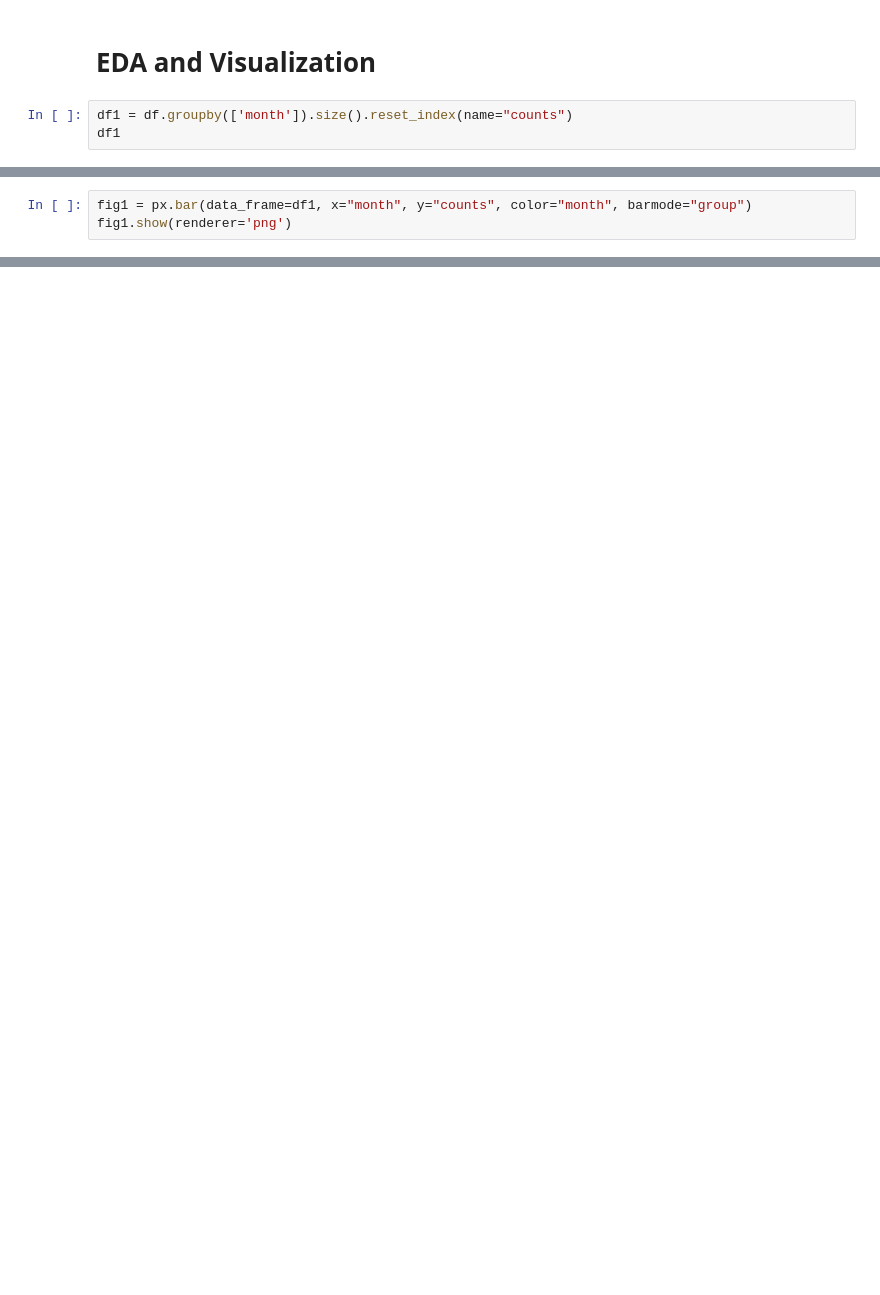
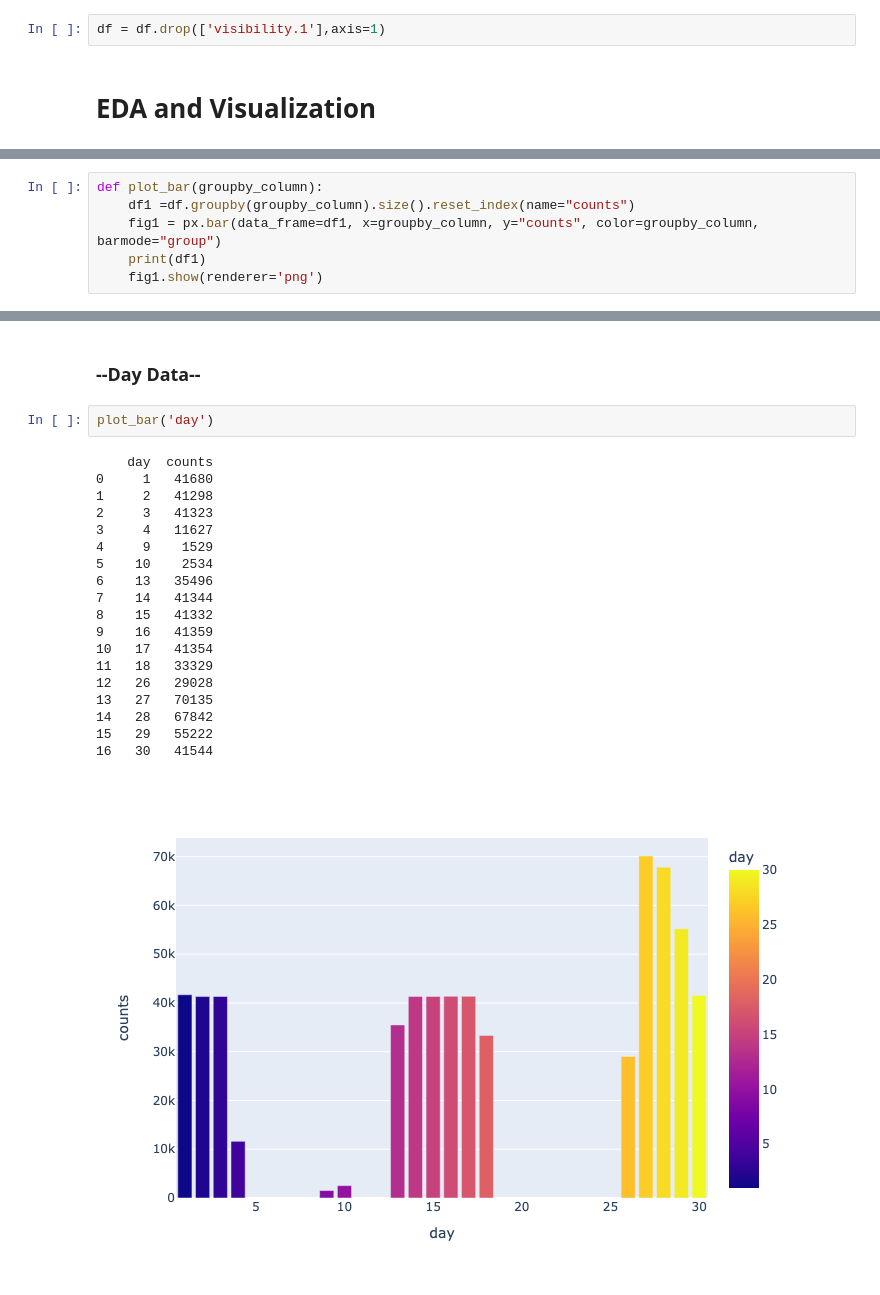
Before and after one commit to danielbeltsazar99/My-Mini-Projects, a Jupyter notebook: Data Science Projects/Regression/Taxi Fare Prediction (Uber and Lyft)/uber_lyft.ipynb, the cells around one changed output, grey strips where cells are left out. Cells and saved outputs as stored; diff of their text form; blank space fills up the shorter version.

```diff
--- a/Data Science Projects/Regression/Taxi Fare Prediction (Uber and Lyft)/uber_lyft.ipynb
+++ b/Data Science Projects/Regression/Taxi Fare Prediction (Uber and Lyft)/uber_lyft.ipynb
@@ -44,5 +62,4 @@ df.isnull().sum().sum()
+# %%
+df = df.drop(['visibility.1'],axis=1)
 # %% [markdown]
 # EDA and Visualization
-# %%
-df1 = df.groupby(['month']).size().reset_index(name="counts")
-df1
@@ -58,3 +65,0 @@ px.bar(data_frame=df1, x="month", y="counts", color="month", barmode="group")
-# %%
-fig1 = px.bar(data_frame=df1, x="month", y="counts", color="month", barmode="group")
-fig1.show(renderer='png')
@@ -62,0 +70,6 @@ fig1.show(renderer='png')
+# %%
+def plot_bar(groupby_column):
+    df1 =df.groupby(groupby_column).size().reset_index(name="counts")
+    fig1 = px.bar(data_frame=df1, x=groupby_column, y="counts", color=groupby_column, barmode="group")
+    print(df1)
+    fig1.show(renderer='png')
@@ -62,0 +85,24 @@ fig1.show(renderer='png')
+# %% [markdown]
+### --Day Data--
+# %%
+plot_bar('day')
+# %% [output]
+    day  counts
+0     1   41680
+1     2   41298
+2     3   41323
+3     4   11627
+4     9    1529
+5    10    2534
+6    13   35496
+7    14   41344
+8    15   41332
+9    16   41359
+10   17   41354
+11   18   33329
+12   26   29028
+13   27   70135
+14   28   67842
+15   29   55222
+16   30   41544
+[figure, added]
```
Also changed, not shown: parts of 17 cells of this notebook.
